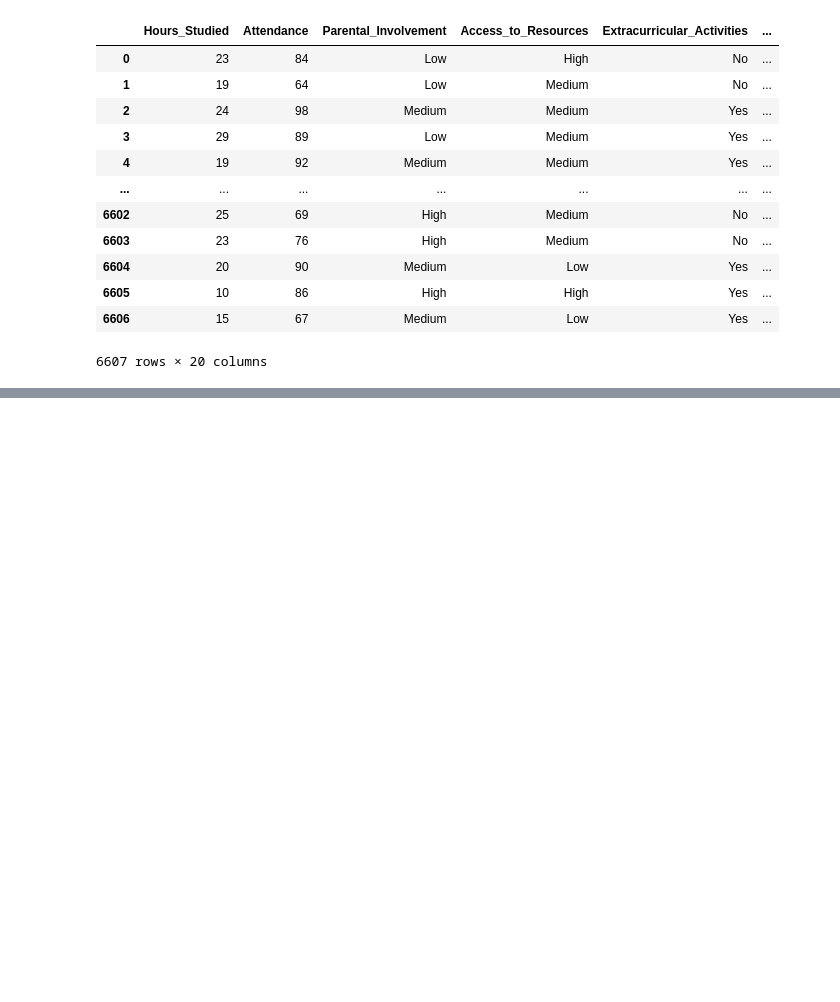
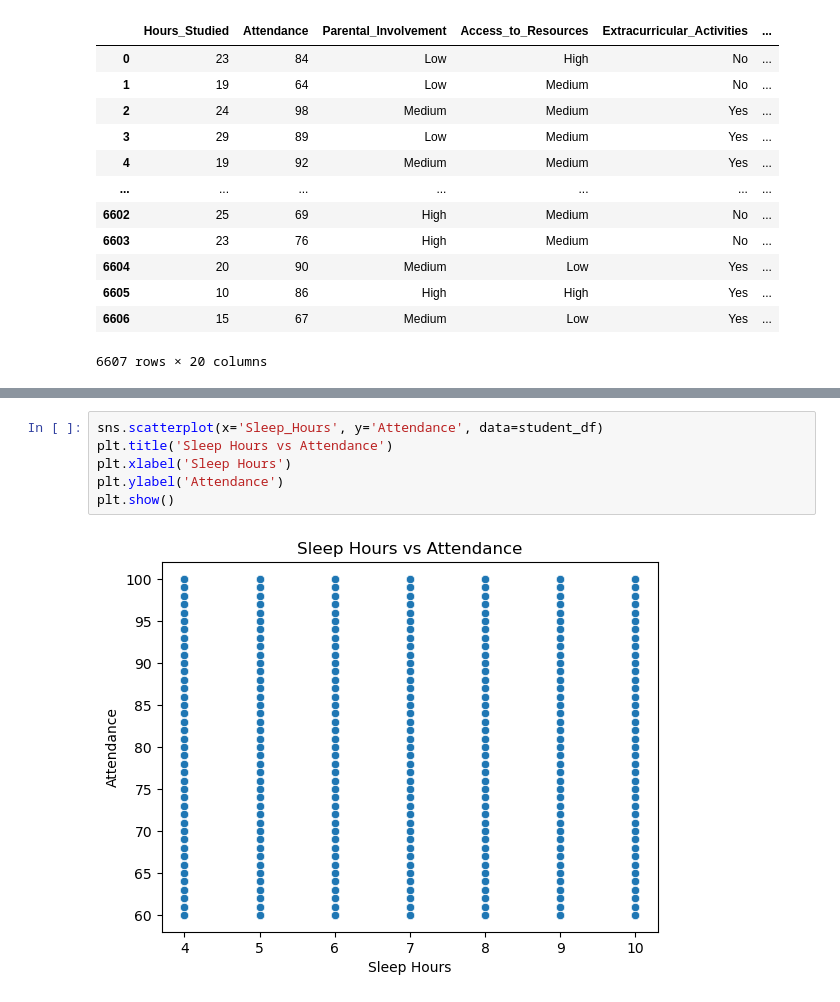
Before and after one commit to mgreiss/Project-1---SMU, a Jupyter notebook: dataExploration.ipynb, the cells around one changed output, grey strips where cells are left out. Saved outputs shown, nothing was run; the diff lists cells and outputs as text; blank space fills up the shorter version.

```diff
--- a/dataExploration.ipynb
+++ b/dataExploration.ipynb
@@ -25,0 +71,8 @@ student_df
+# %%
+sns.scatterplot(x='Sleep_Hours', y='Attendance', data=student_df)
+plt.title('Sleep Hours vs Attendance')
+plt.xlabel('Sleep Hours')
+plt.ylabel('Attendance')
+plt.show()
+# %% [output]
+[figure, added]
```
Also changed, not shown: parts of 12 cells of this notebook, 1 other file.
